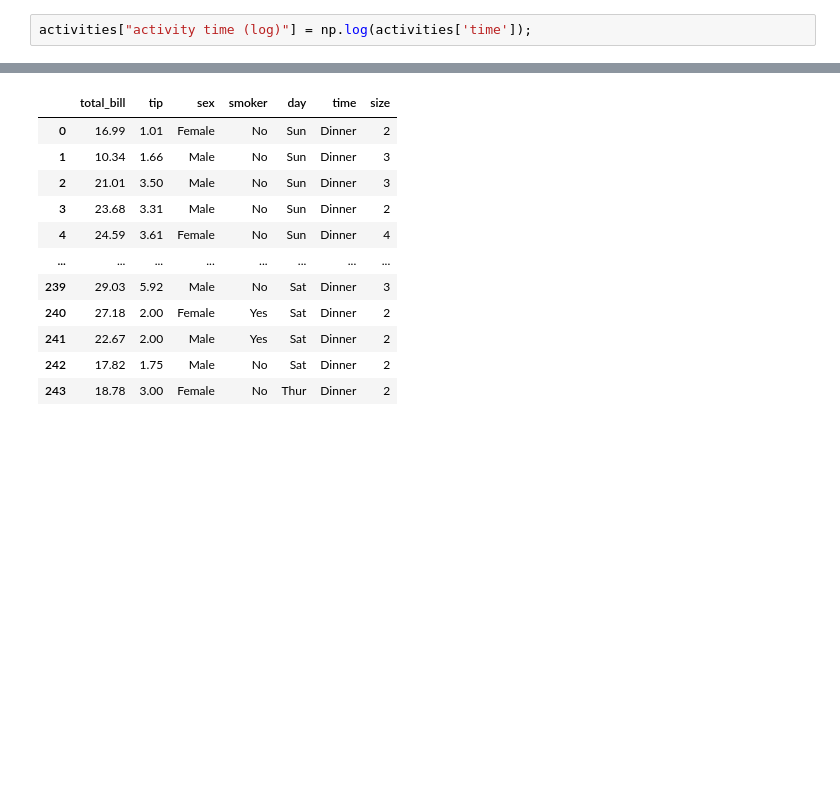
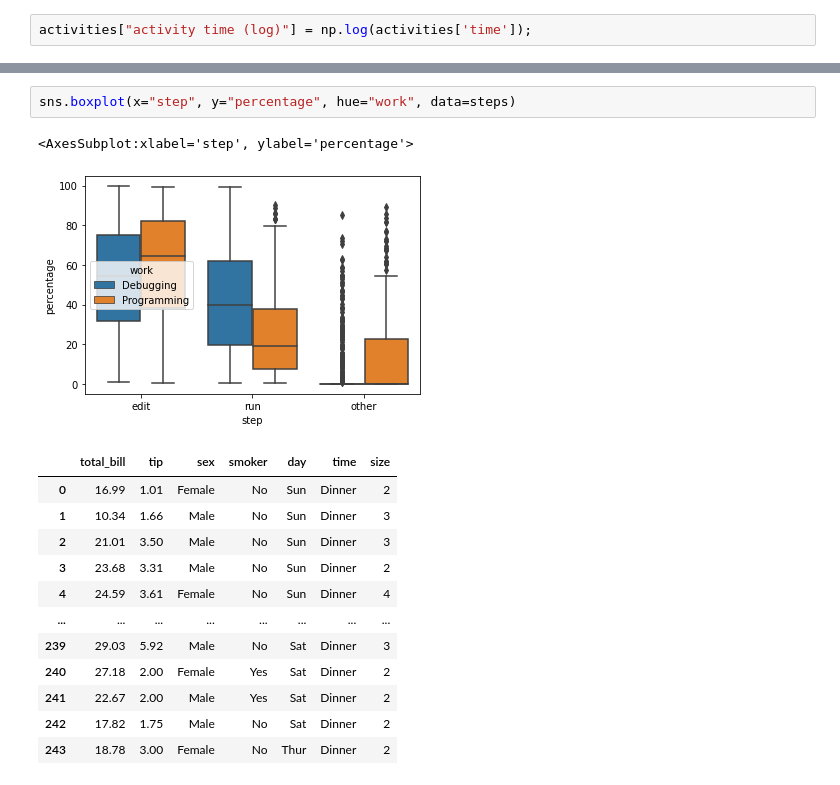
Before and after one commit to Alaboudi1/editRunCyclesAnalysis, a Jupyter notebook: detailsCycles.ipynb, the cells around one changed output, grey strips where cells are left out. Drawn from its saved outputs; the diff is of its cells as text; blank space fills up the shorter version.

```diff
--- a/detailsCycles.ipynb
+++ b/detailsCycles.ipynb
@@ -112,3 +100,8 @@ sns.violinplot(x="activity", y="time", hue="work", data=activities,  split=True,
+# %%
+sns.boxplot(x="step", y="percentage", hue="work", data=steps)
+# %% [output]
+<AxesSubplot:xlabel='step', ylabel='percentage'>
+[figure, added]
 # %%
 # %% [output]
 |  | total_bill | tip | sex | smoker | day | time | size |
```
Also changed, not shown: parts of 15 cells of this notebook, 9 other files.
